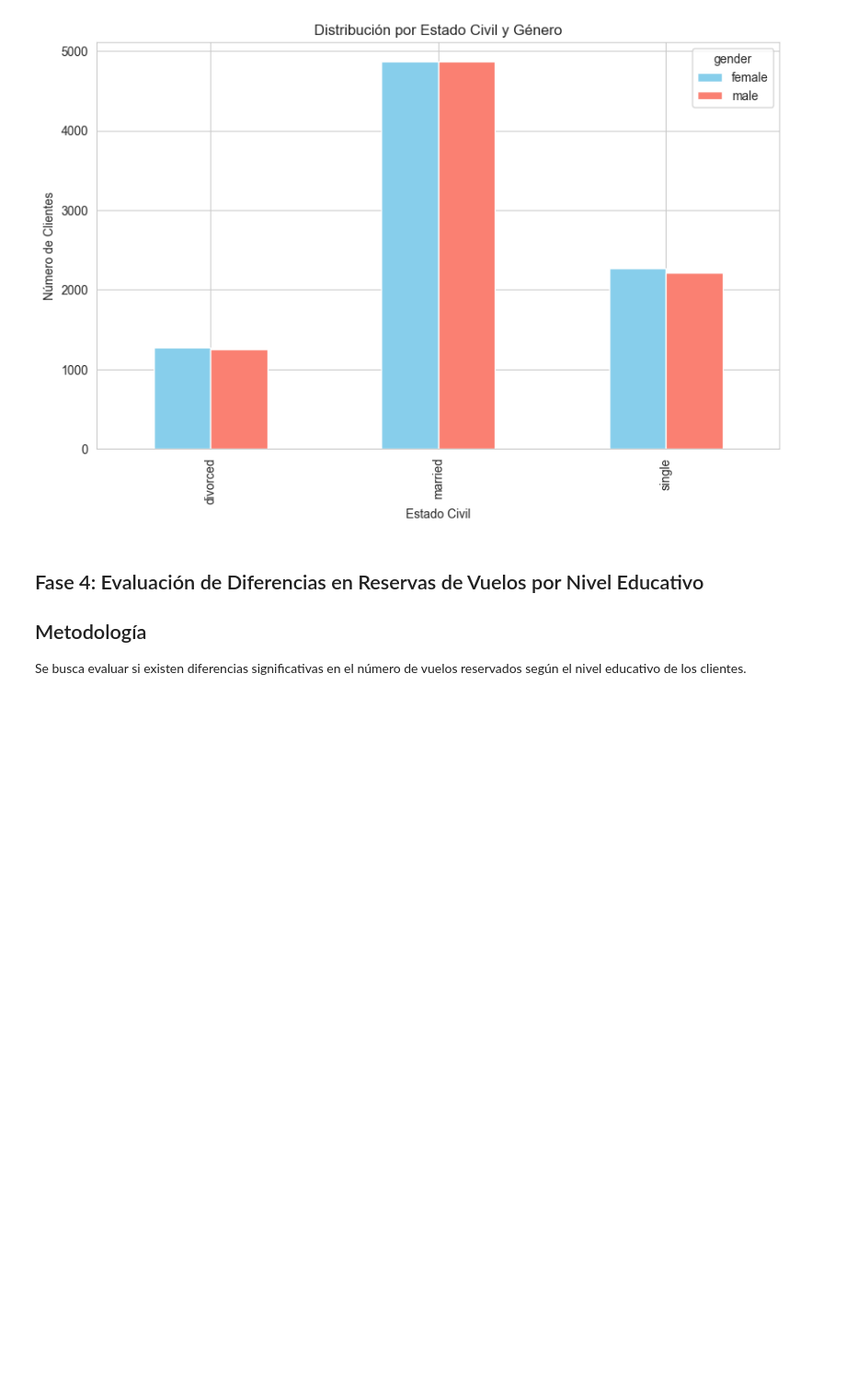
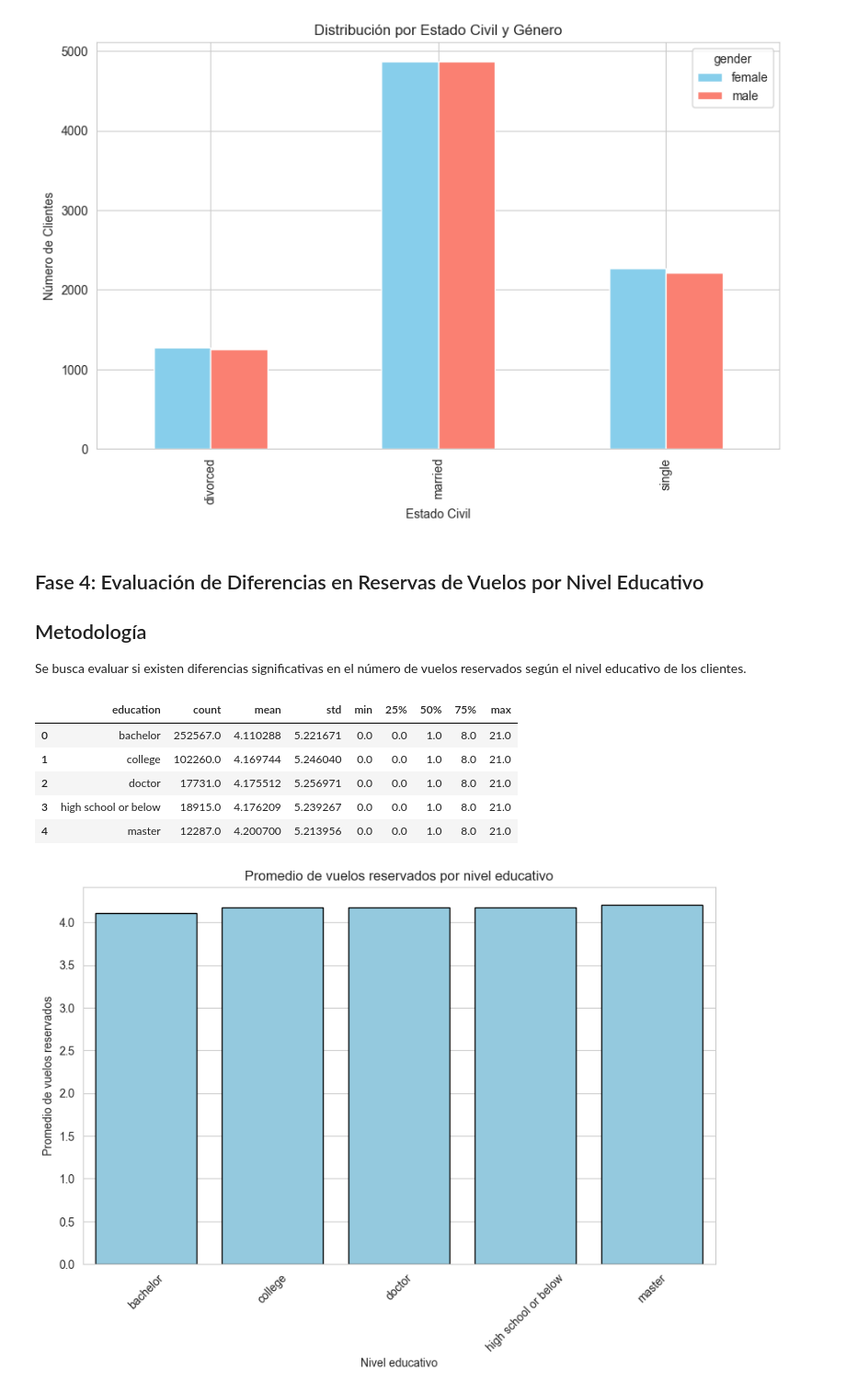
Before and after one commit to Adalab/bda-modulo-3-evaluacion-final-eaguilothio, a Jupyter notebook: evaluacion-final-eaguilothio.ipynb, the cells around one changed output. Shown at 92% size. Cells and saved outputs as stored; diff of their text form; code cells hidden in the pictures; blank space fills up the shorter version.

```diff
--- a/evaluacion-final-eaguilothio.ipynb
+++ b/evaluacion-final-eaguilothio.ipynb
@@ -1316,3 +1316,52 @@ plt.show()
 Se busca evaluar si existen diferencias significativas
 en el número de vuelos reservados
 según el nivel educativo de los clientes.
+# %%
+# 1. Preparación de Datos
+# Filtramos solo las columnas relevantes: 'flights_booked' y 'education'
+
+df_flights_education = df_merged[['flights_booked', 'education']]
+df_flights_education.head()  # comprobación rápida
+
+
+# 2. Análisis Descriptivo
+# Agrupamos por nivel educativo y calculamos estadísticas descriptivas
+
+df_stats_flights_by_education = (
+    df_flights_education
+    .groupby('education')['flights_booked']
+    .describe()
+    .reset_index()
+)
+
+display(df_stats_flights_by_education)
+
+
+# 3. Visualización con Seaborn: promedio de vuelos reservados por nivel educativo
+
+sns.barplot(
+    data=df_stats_flights_by_education,
+    x='education',
+    y='mean',
+    color='skyblue',
+    edgecolor='black'
+)
+
+plt.title('Promedio de vuelos reservados por nivel educativo')
+plt.xlabel('Nivel educativo')
+plt.ylabel('Promedio de vuelos reservados')
+plt.xticks(rotation=45)
+plt.show()
+
+# Interpretación:
+# No se observan diferencias significativas en el promedio de vuelos reservados según nivel educativo.
+# Todos los grupos presentan medias y desviaciones similares, lo que sugiere un comportamiento homogéneo.
+# El nivel educativo no parece influir de forma clara en la cantidad de vuelos reservados.
+# %% [output]
+|  | education | count | mean | std | min | 25% | 50% | 75% | max |
+| 0 | bachelor | 252567.0 | 4.110288 | 5.221671 | 0.0 | 0.0 | 1.0 | 8.0 | 21.0 |
+| 1 | college | 102260.0 | 4.169744 | 5.246040 | 0.0 | 0.0 | 1.0 | 8.0 | 21.0 |
+| 2 | doctor | 17731.0 | 4.175512 | 5.256971 | 0.0 | 0.0 | 1.0 | 8.0 | 21.0 |
+| 3 | high school or below | 18915.0 | 4.176209 | 5.239267 | 0.0 | 0.0 | 1.0 | 8.0 | 21.0 |
+| 4 | master | 12287.0 | 4.200700 | 5.213956 | 0.0 | 0.0 | 1.0 | 8.0 | 21.0 |
+[figure, added]
```
